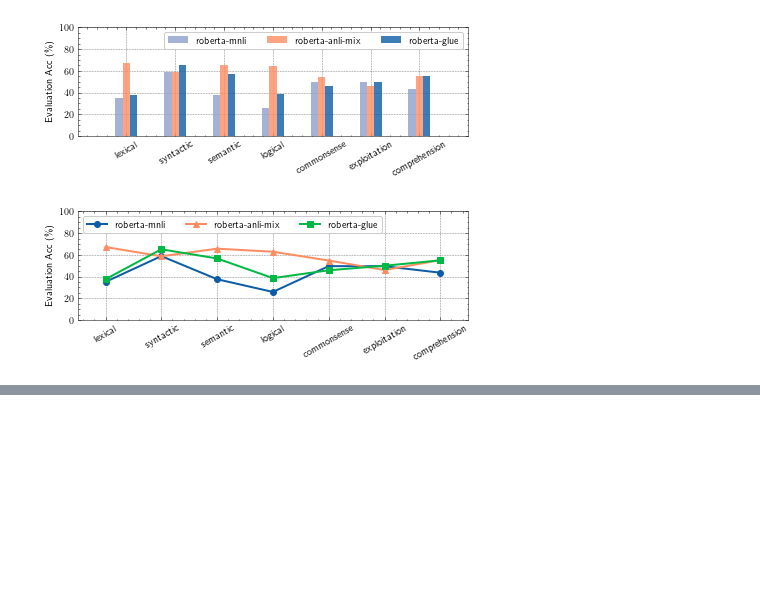
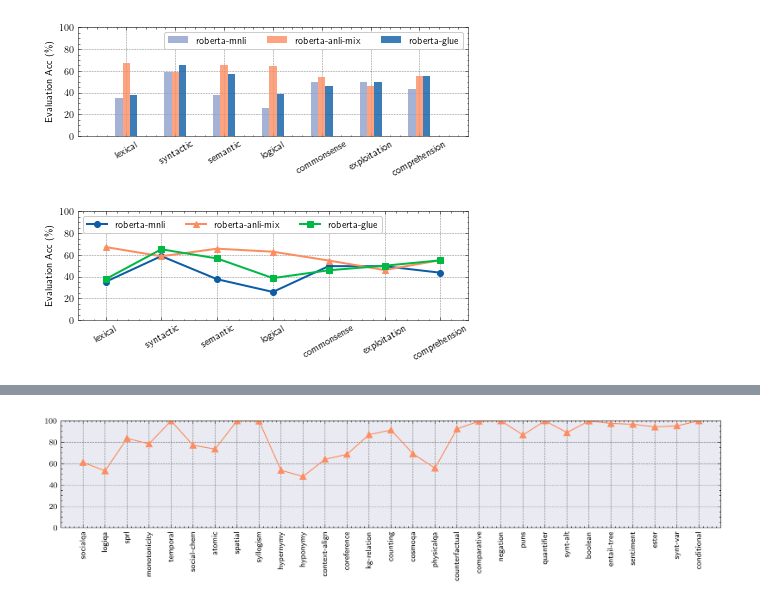
Before and after one commit to eric11eca/curriculum-ling, a Jupyter notebook: performance_plot.ipynb, the cells around one changed output, grey strips where cells are left out. Drawn from its saved outputs; the diff is of its cells as text; code cells hidden in the pictures; blank space fills up the shorter version.

```diff
--- a/performance_plot.ipynb
+++ b/performance_plot.ipynb
@@ -282,0 +222,73 @@ with plt.style.context(['science', 'grid']):
+# %%
+import numpy as np
+
+name_convert = {
+  "monotonicity": "monotonicity_infer",
+  "lexical-entail": "lexical",
+  "synt-alt": "syntactic_alternation",
+  "kg-relation": "kg_relations",
+  "context-align": "context_align",
+  "entail-tree": "entailment_tree",
+  "social-chem": "social_chem",
+  "synt-var": "syntactic_variation",
+  "proof-writer": "proof_writer"
+}
+
+inv_name = {v: k for k, v in name_convert.items()}
+
+task_names = ["syntactic_inference", "logical_inference", "semantic_inference", "commonsense_inference", "knowledge_inference"]
+task_names = ["curriculum_inference"]
+#model_name = "anli-mix-roberta"
+model_name = "roberta-anli"
+
+labels = []
+performance = []
+colors = []
+
+data_weak = "#fc8d62"
+model_weak = "#8da0cb"
+
+for task_name in task_names:
+  acc_report = py_io.read_json(f"./runs/{task_name}/{model_name}/500-shot/acc_report.json")
+  accuracy = [round(x['acc']* 100, 1) for x in acc_report.values()]
+  performance += accuracy
+
+  for task in acc_report:
+    if task in inv_name:
+      labels.append(inv_name[task])
+    else:
+      labels.append(task)
+
+  for acc in accuracy:
+    if acc > 70:
+      colors.append(data_weak)
+    else:
+      colors.append(model_weak)
+
+
+x = np.arange(len(labels))
+width = 0.8
+
+with plt.style.context(['science', 'ieee', 'grid']):
+  fig = plt.figure(figsize=(12, 2))
+  ax = fig.add_subplot(111)
+  ax.plot(x, performance, '-^', color="#fc8d62")
+  #bars = ax.bar(x, performance, width)
+  #for bar, color in zip(bars, colors):
+  #  bar.set_color(color)
+
+  #for bar in bars:
+  #  bar.set_hatch("//")
+  #  bar.set_edgecolor('k')
+
+  ax.set_xticks(x)
+  plt.xticks(rotation = 90)
+  ax.set_xticklabels(labels)
+  ax.autoscale(tight=True)
+  ax.set_xlim([-1, len(labels)])
+  ax.set_ylim([0, 100])
+  ax.set_facecolor('#eaeaf2')
+
+  fig.savefig(f'./plots/inoculation_{model_name}.pdf')
+# %% [output]
+[figure, added]
```
Also changed, not shown: parts of 17 cells of this notebook.
